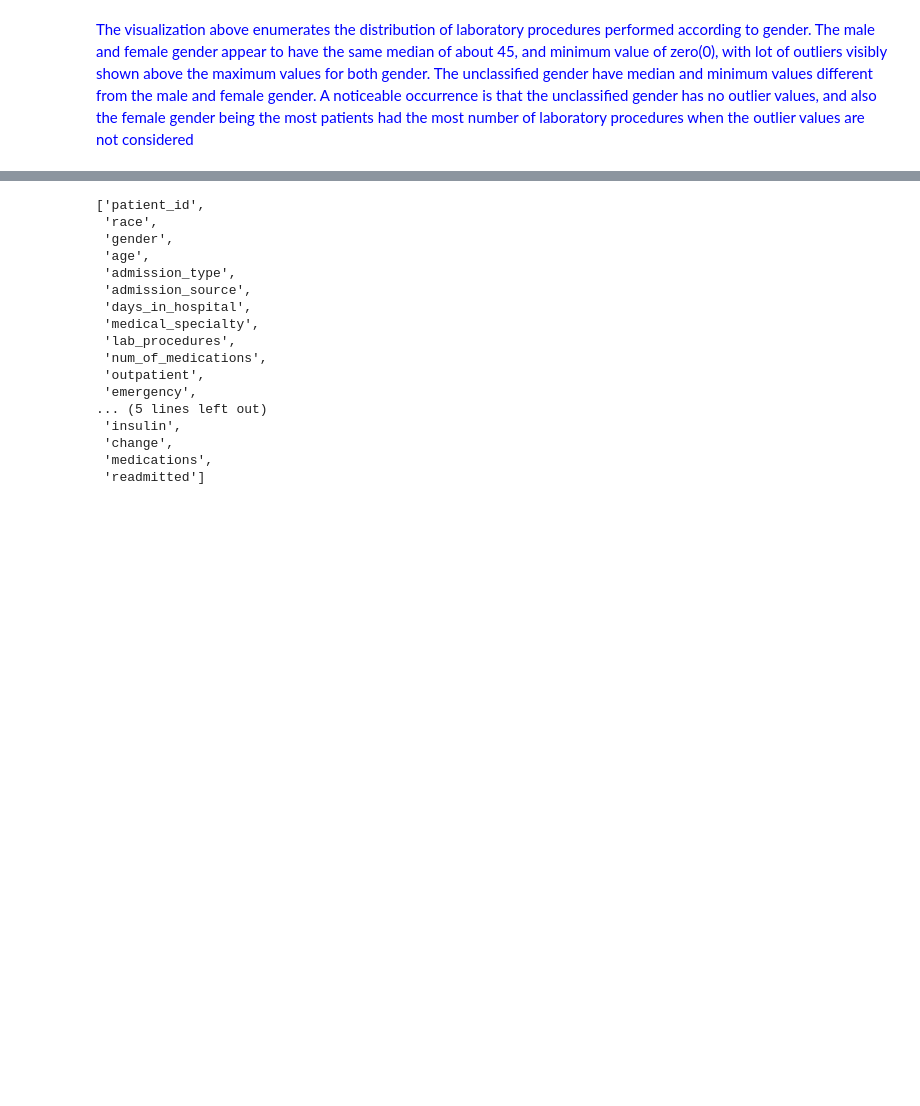
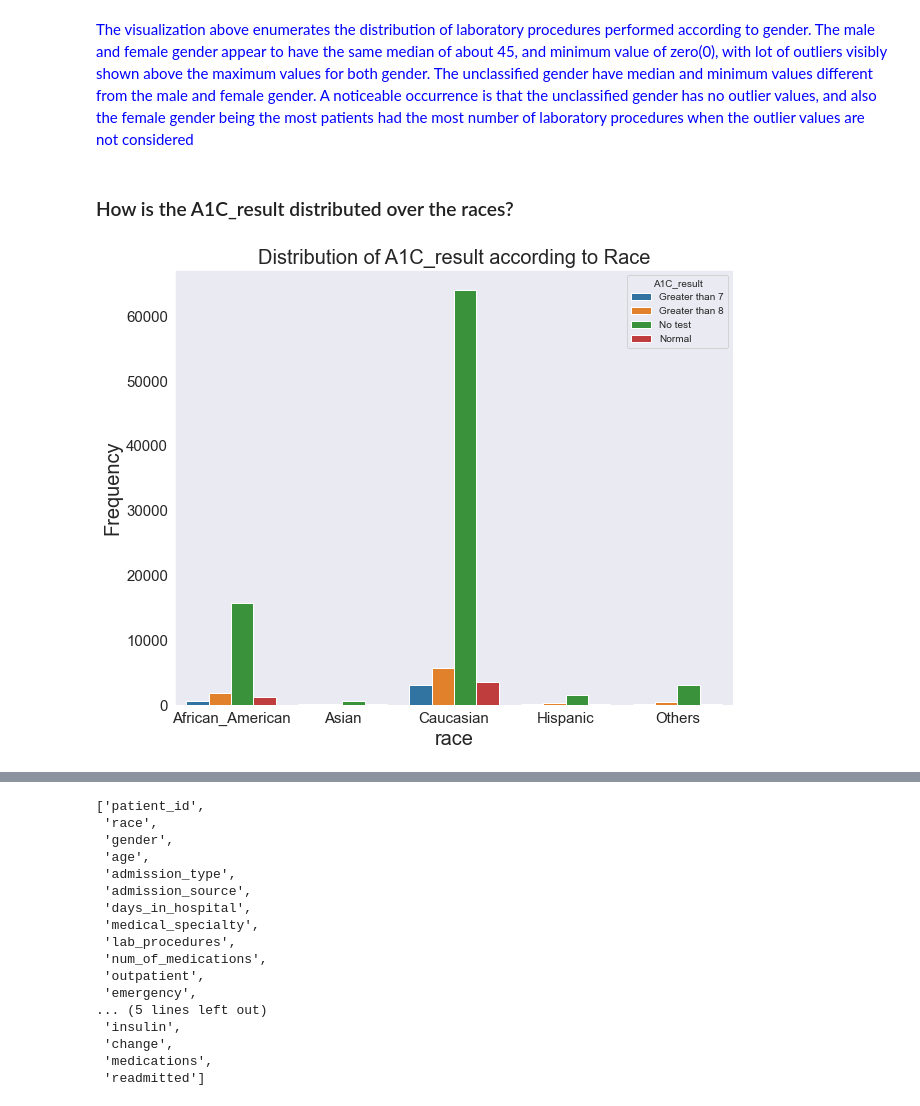
Before and after one commit to Merci93/Diabetes_in_the_US, a Jupyter notebook: US_diabetes_Analysis.ipynb, the cells around one changed output, grey strips where cells are left out. Cells and saved outputs as stored; diff of their text form; code cells hidden in the pictures; blank space fills up the shorter version.

```diff
--- a/US_diabetes_Analysis.ipynb
+++ b/US_diabetes_Analysis.ipynb
@@ -1055,7 +1055,7 @@ Let's explore relationships between features in the dataset
 ### <span style = 'color:blue'> Bivariate Functions</span>
 # %%
 # A user defined plot function
-def plot_bi(kind, x_value, y_value, hue, title, x_label, y_label, order, color):
+def plot_bi(kind, x_value, y_value, hue, title, x_label, y_label, order, color, fig_size):
     """
     Function to create a defined visialization plot type using seaborn, matplotlib and other plot types.
 
@@ -1071,7 +1071,7 @@ def plot_bi(kind, x_value, y_value, hue, title, x_label, y_label, order, color):
         order: Sort format. Use None if not to be used for the plot type.
         color: Plot color type. Use None if not to be used for the plot type.
     """
-    plt.figure(figsize = [10,8])
+    plt.figure(figsize = fig_size)
     kind(data = diabetes, x = x_value, y = y_value, hue = hue, order = order, color = color)
     plt.title(title, size = 20)
     plt.xlabel(x_label, size = 20)
@@ -1110,3 +1110,10 @@ plot_bi(sb.boxplot, 'gender', 'lab_procedures', None, 'Distribution of Laborator
 [figure]
 # %% [markdown]
 <span style = 'color:blue'>The visualization above enumerates the distribution of laboratory procedures performed according to gender. The male and female gender appear to have the same median of about 45, and minimum value of zero(0), with lot of outliers visibly shown above the maximum values for both gender. The unclassified gender have median and minimum values different from the male and female gender. A noticeable occurrence is that the unclassified gender has no outlier values, and also the female gender being the most patients had the most number of laboratory procedures when the outlier values are not considered</span>
+# %% [markdown]
+### How is the A1C_result distributed over the races?
+# %%
+plot_bi(sb.countplot, 'race', None, 'A1C_result', 'Distribution of A1C_result according to Race',
+        'race', 'Frequency', None, None)
+# %% [output]
+[figure, added]
```
Also changed, not shown: parts of 8 cells of this notebook.
